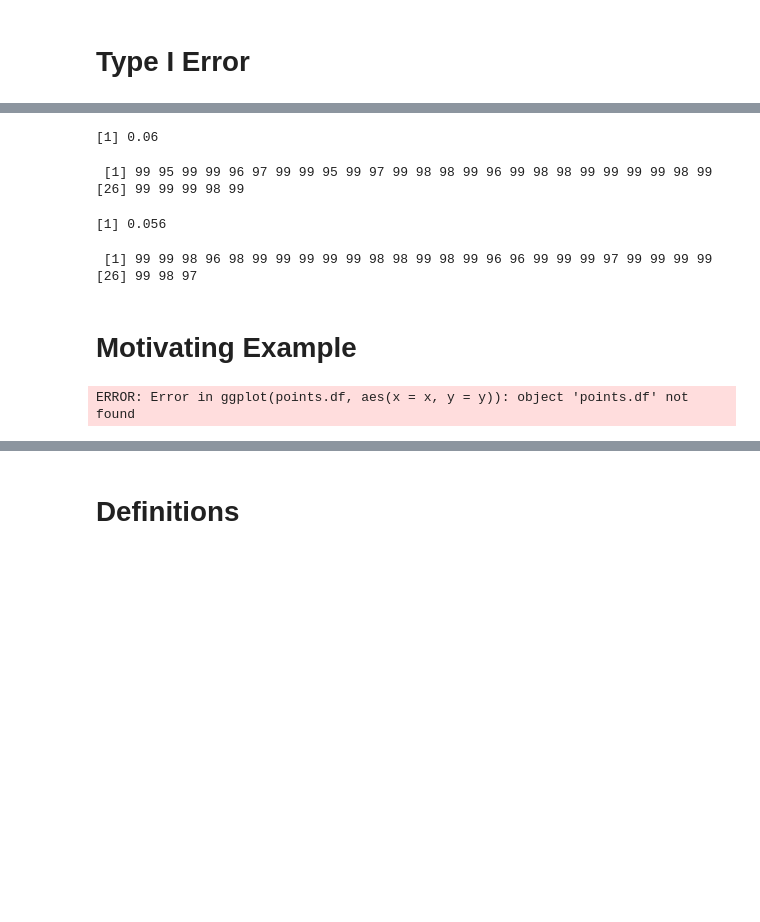
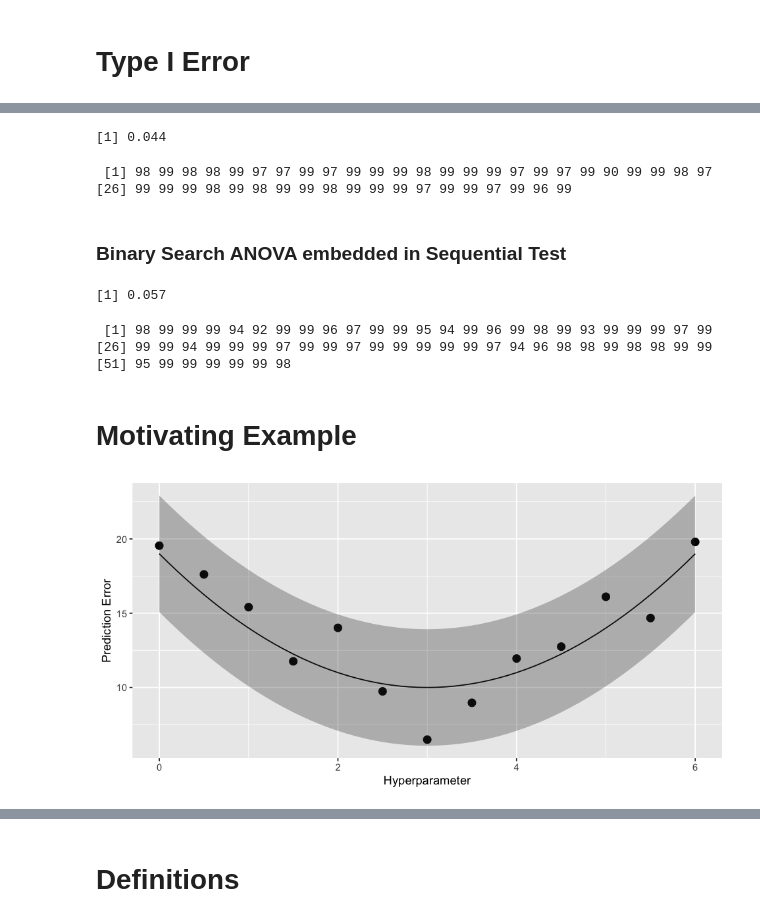
Before and after one commit to LarsHH/reproducible-hyperparameter-optimization-jcgs-2019, a Jupyter notebook: evaluation.ipynb, the cells around one changed output, grey strips where cells are left out. Cells and saved outputs as stored; diff of their text form; code cells hidden in the pictures; blank space fills up the shorter version.

```diff
--- a/evaluation.ipynb
+++ b/evaluation.ipynb
@@ -388,7 +590,7 @@ TableMeanVar <- function(results=NULL, adj.k) {
 K <- 100
 n <- 10
 alpha <- 0.05
-num.runs <- 500
+num.runs <- 1000
 H0.size <- rep(NA, num.runs)
 for(i in 1:num.runs){
     df <- as.tibble(data.frame(Psi=rnorm(K*n, mean=0, sd=1), Lambda=rep(1:K, each=n)))
@@ -398,27 +600,33 @@ for(i in 1:num.runs){
 mean(H0.size<K)
 H0.size[which(H0.size<K)]
 # %% [output]
-[1] 0.06
+[1] 0.044
- [1] 99 95 99 99 96 97 99 99 95 99 97 99 98 98 99 96 99 98 98 99 99 99 99 98 99
-[26] 99 99 99 98 99
+ [1] 98 99 98 98 99 97 97 99 97 99 99 99 98 99 99 99 97 99 97 99 90 99 99 98 97
+[26] 99 99 99 98 99 98 99 99 98 99 99 99 97 99 99 97 99 96 99
+# %% [markdown]
+### Binary Search ANOVA embedded in Sequential Test
 # %%
 K <- 100
 n <- 10
 n.lambda <- c(3,6,9)
 alpha <- 0.05
-num.runs <- 500
+num.runs <- 1000
 H0.size <- rep(NA, num.runs)
+boundary <- CalcPocockErrorAndSampleSize(n=n.lambda, alpha=alpha, P=0.5)
+alpha.dash <- boundary$alpha.dash
+n.lambda.delta <- boundary$n.delta
 for(i in 1:num.runs){
     df <- as.tibble(data.frame(Psi=rnorm(K*n, mean=0, sd=1), Lambda=rep(1:K, each=n)))
-    filtered.df <- FilterTrials(tbl=df, n.lambda=n.lambda, alpha=alpha)$H0
+    filtered.df <- FilterTrials(tbl=df, n.lambda.delta=n.lambda.delta, alpha.dash=alpha.dash)$H0
     H0.size[i] <- length(unique(filtered.df$Lambda))
 }
 mean(H0.size<K)
 H0.size[which(H0.size<K)]
 # %% [output]
-[1] 0.056
+[1] 0.057
- [1] 99 99 98 96 98 99 99 99 99 99 98 98 99 98 99 96 96 99 99 99 97 99 99 99 99
-[26] 99 98 97
+ [1] 98 99 99 99 94 92 99 99 96 97 99 99 95 94 99 96 99 98 99 93 99 99 99 97 99
+[26] 99 99 94 99 99 99 97 99 99 97 99 99 99 99 99 97 94 96 98 98 99 98 98 99 99
+[51] 95 99 99 99 99 99 98
 # %% [markdown]
 # Motivating Example
 # %%
@@ -431,15 +639,17 @@ f <- function(x, sd=5){
     }
 }
 # %%
+rlim <- 6
 x <- seq(0, rlim, 0.1)
+xeval <- seq(0, rlim, 0.5)
 function.df <- data.frame(x=x, y=f(x, sd=0), lwr=f(x, sd=0)-1.96*2, upr=f(x, sd=0)+1.96*2)
-
+points.df <- data.frame(x=xeval, y=f(xeval, sd=2))
 p <- ggplot(points.df, aes(x=x, y=y))+
     labs(x="Hyperparameter", y = "Prediction Error")+
-    geom_point(aes(shape = factor(run)), size=3)+
+    geom_point(aes(), size=3)+
     geom_line(data=function.df)+
     geom_ribbon(data=function.df,aes(ymin=lwr,ymax=upr),alpha=0.3)+
     theme(legend.position="none")
 p
 # %% [output]
-ERROR: Error in ggplot(points.df, aes(x = x, y = y)): object 'points.df' not found
+[figure, added]
```
Also changed, not shown: parts of 60 cells of this notebook, 3 other files.
